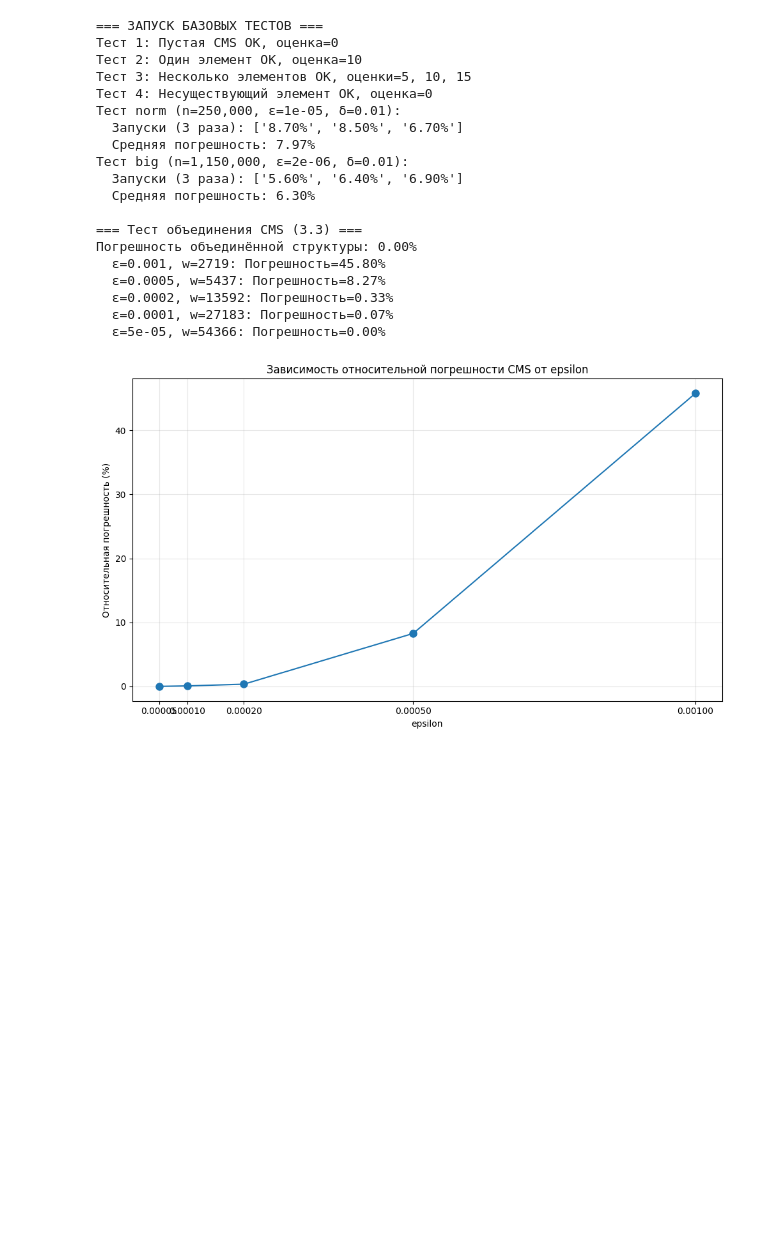
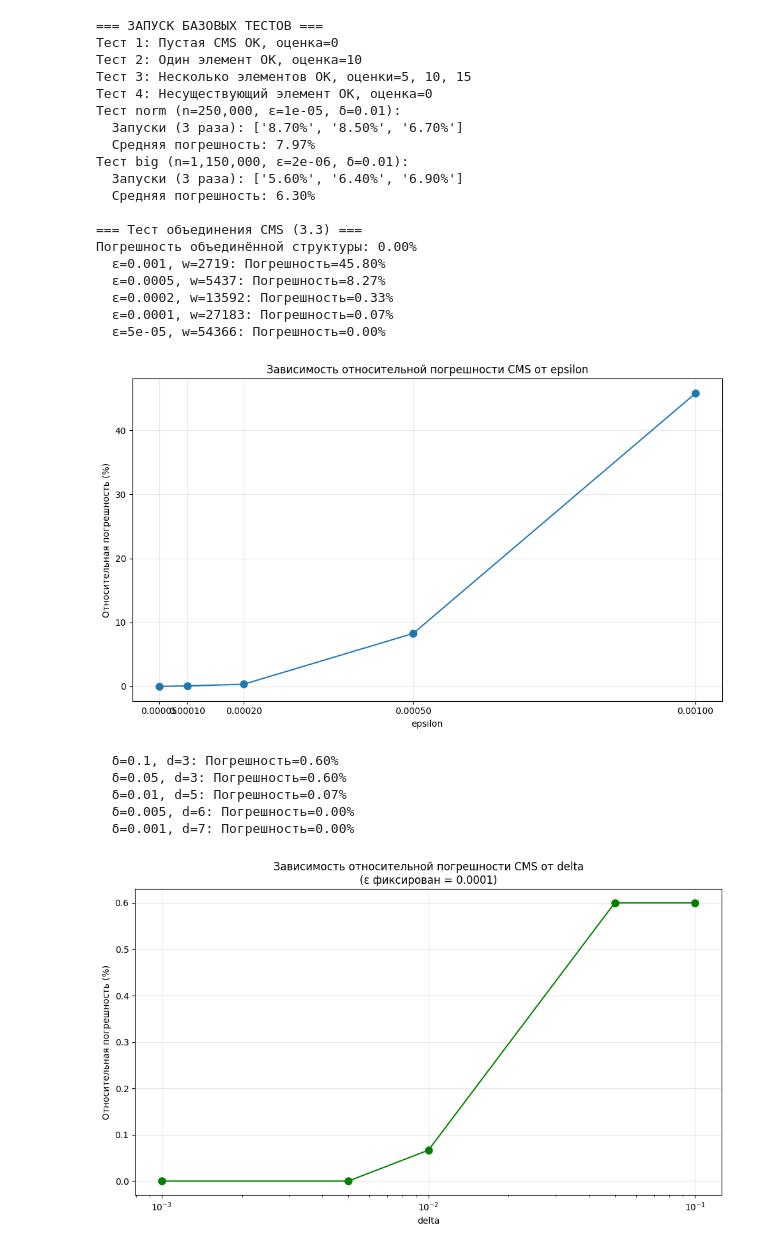
Before and after one commit to Baklanov-Daniil/master, a Jupyter notebook: practice/lab1/Count-Min_Sketch.ipynb, the cells around one changed output. Cells and saved outputs as stored; diff of their text form; code cells hidden in the pictures; blank space fills up the shorter version.

```diff
--- a/practice/lab1/Count-Min_Sketch.ipynb
+++ b/practice/lab1/Count-Min_Sketch.ipynb
@@ -206,6 +206,54 @@ def plot_epsilon_error_dependency():
     plt.tight_layout()
     plt.show()
 
+def plot_delta_error_dependency():
+    rel_errors = []
+    deltas = [0.1, 0.05, 0.01, 0.005, 0.001]
+    epsilon = 0.0001
+    n = 5000
+    runs = 3
+
+    for delta in deltas:
+        run_errors = []
+
+        for run in range(runs):
+            cms = CountMinSketch(epsilon=epsilon, delta=delta)
+            gen = stream_generator(seed=run)
+
+            elements = []
+            for _ in range(n):
+                elem = next(gen)
+                cms.add(elem, 1)
+                elements.append(elem)
+
+            sample_size = min(500, n)
+            total_error = 0
+
+            for i in range(sample_size):
+                est = cms.estimate(elements[i])
+                error = abs(est - 1) / 1 * 100
+                total_error += error
+
+            avg_error = total_error / sample_size
+            run_errors.append(avg_error)
+
+        avg_error = sum(run_errors) / len(run_errors)
+        rel_errors.append(avg_error)
+        d = math.ceil(math.log(1 / delta))
+        print(f"  δ={delta}, d={d}: Погрешность={avg_error:.2f}%")
+
+    fig, ax = plt.subplots(1, 1, figsize=(10, 6))
+    ax.plot(deltas, rel_errors, 'o-', markersize=8, color='green')
+    ax.set_xlabel('delta')
+    ax.set_ylabel('Относительная погрешность (%)')
+    ax.set_title('Зависимость относительной погрешности CMS от delta\n(ε фиксирован = 0.0001)')
+    ax.grid(True, alpha=0.3)
+    ax.set_xticks(deltas)
+    ax.set_xscale('log')
+
+    plt.tight_layout()
+    plt.show()
+
 
 def run_all_cms_tests():
     print("=== ЗАПУСК БАЗОВЫХ ТЕСТОВ ===")
@@ -218,30 +266,37 @@ def run_all_cms_tests():
     test_error_evaluation(1_150_000, 0.000002, 0.01, "big")
 
     test_cms_merge()
 
     plot_epsilon_error_dependency()
+    plot_delta_error_dependency()
 
 
 if __name__ == "__main__":
     run_all_cms_tests()
 # %% [output]
 === ЗАПУСК БАЗОВЫХ ТЕСТОВ ===
 Тест 1: Пустая CMS OK, оценка=0
 Тест 2: Один элемент OK, оценка=10
 Тест 3: Несколько элементов OK, оценки=5, 10, 15
 Тест 4: Несуществующий элемент OK, оценка=0
 Тест norm (n=250,000, ε=1e-05, δ=0.01):
   Запуски (3 раза): ['8.70%', '8.50%', '6.70%']
   Средняя погрешность: 7.97%
 Тест big (n=1,150,000, ε=2e-06, δ=0.01):
   Запуски (3 раза): ['5.60%', '6.40%', '6.90%']
   Средняя погрешность: 6.30%
 
 === Тест объединения CMS (3.3) ===
 Погрешность объединённой структуры: 0.00%
   ε=0.001, w=2719: Погрешность=45.80%
   ε=0.0005, w=5437: Погрешность=8.27%
   ε=0.0002, w=13592: Погрешность=0.33%
   ε=0.0001, w=27183: Погрешность=0.07%
   ε=5e-05, w=54366: Погрешность=0.00%
 [figure]
+  δ=0.1, d=3: Погрешность=0.60%
+  δ=0.05, d=3: Погрешность=0.60%
+  δ=0.01, d=5: Погрешность=0.07%
+  δ=0.005, d=6: Погрешность=0.00%
+  δ=0.001, d=7: Погрешность=0.00%
+[figure, added]
```
Also changed, not shown: 3 other files.
